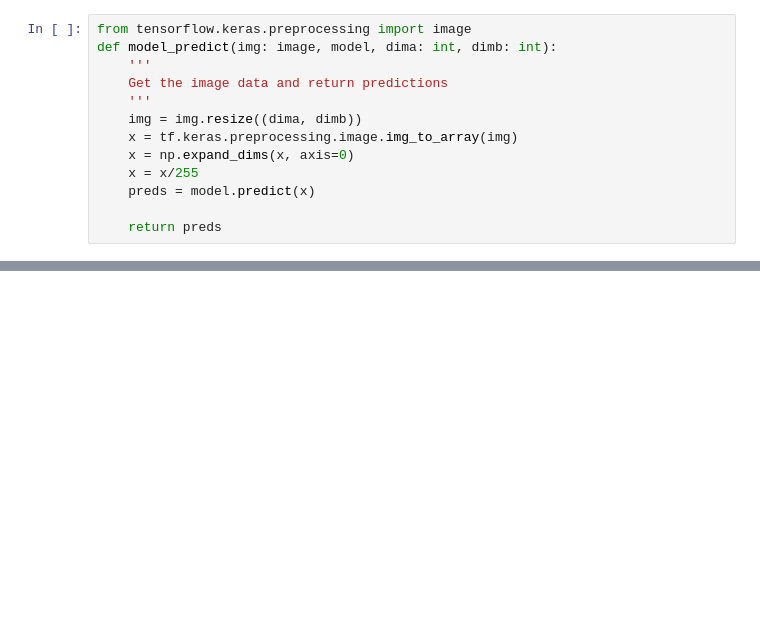
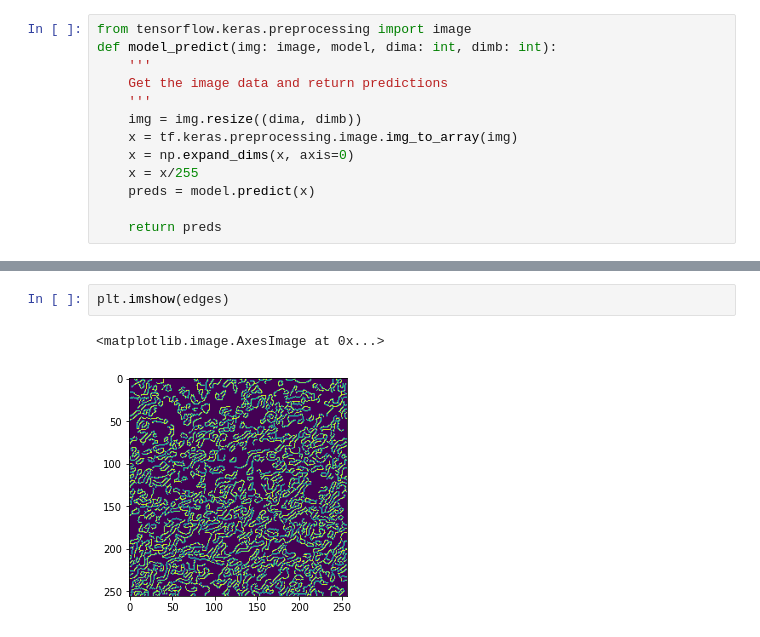
Before and after one commit to bakiguher/Inspection_of_concrete_with_CNN, a Jupyter notebook: cement.ipynb, the cells around one changed output, grey strips where cells are left out. Cells and saved outputs as stored; diff of their text form; blank space fills up the shorter version.

```diff
--- a/cement.ipynb
+++ b/cement.ipynb
@@ -278,0 +284,5 @@ pred
+# %%
+plt.imshow(edges)
+# %% [output]
+<matplotlib.image.AxesImage at 0x...>
+[figure, added]
```
Also changed, not shown: parts of 22 cells of this notebook, 8 other files.
